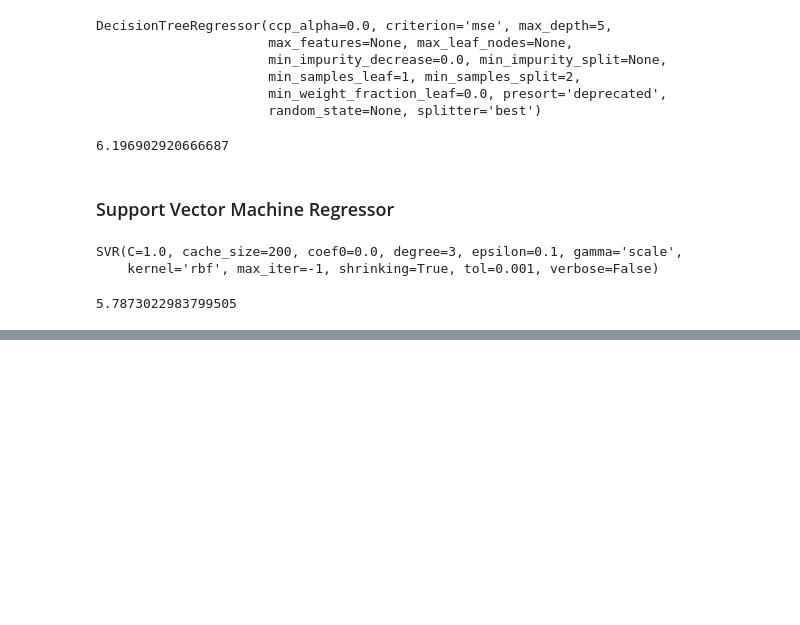
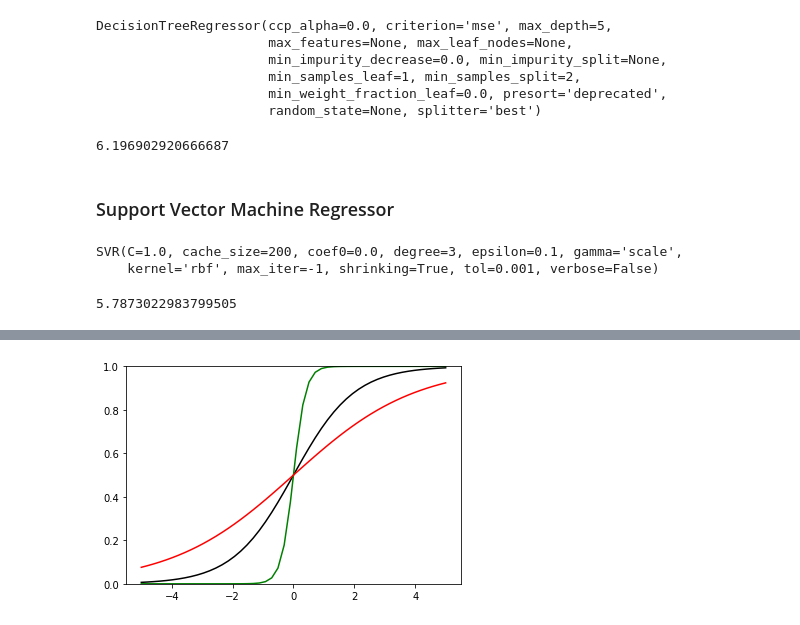
Before and after one commit to SEUNGKI-JUNG/Machine-Learning, a Jupyter notebook: ch5-regression.ipynb, the cells around one changed output, grey strips where cells are left out. Cells and saved outputs as stored; diff of their text form; code cells hidden in the pictures; blank space fills up the shorter version.

```diff
--- a/ch5-regression.ipynb
+++ b/ch5-regression.ipynb
@@ -214,0 +394,16 @@ rmse
+# %%
+def sigmoid(x, w, b):
+    return 1 / (1 + np.exp(-(w * x + b)))
+# %%
+# w 기울기에 따른 그래프 변화 / w가 커질수록 그래프가 가파르다.
+xs = np.linspace(-5, 5)
+y1 = sigmoid(xs, 1, 0)
+y5 = sigmoid(xs, 5, 0)
+y05 = sigmoid(xs, 0.5, 0)
+plt.plot(xs, y1, 2, c = 'k')
+plt.plot(xs, y5, 2, c = 'g')
+plt.plot(xs, y05, 2, c = 'r')
+plt.ylim(0, 1)
+plt.show()
+# %% [output]
+[figure, added]
```
Also changed, not shown: parts of 32 cells of this notebook, 1 other file.
